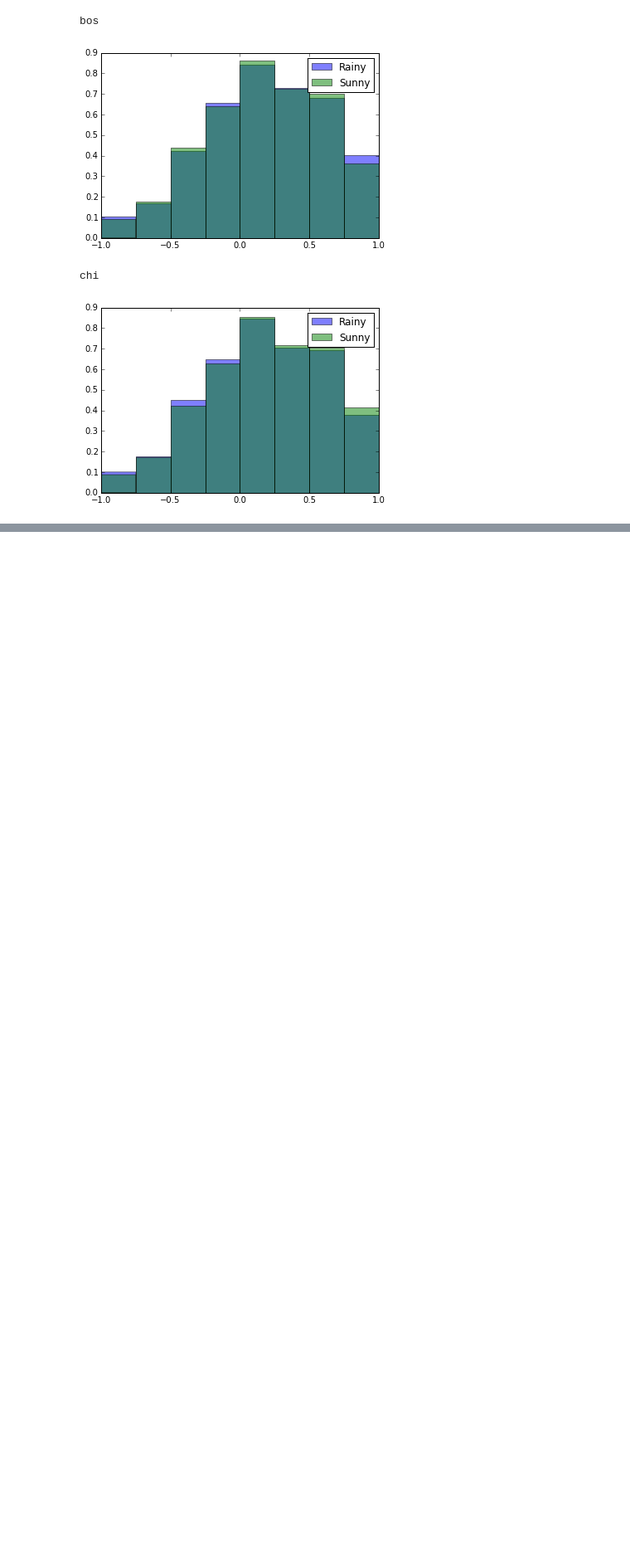
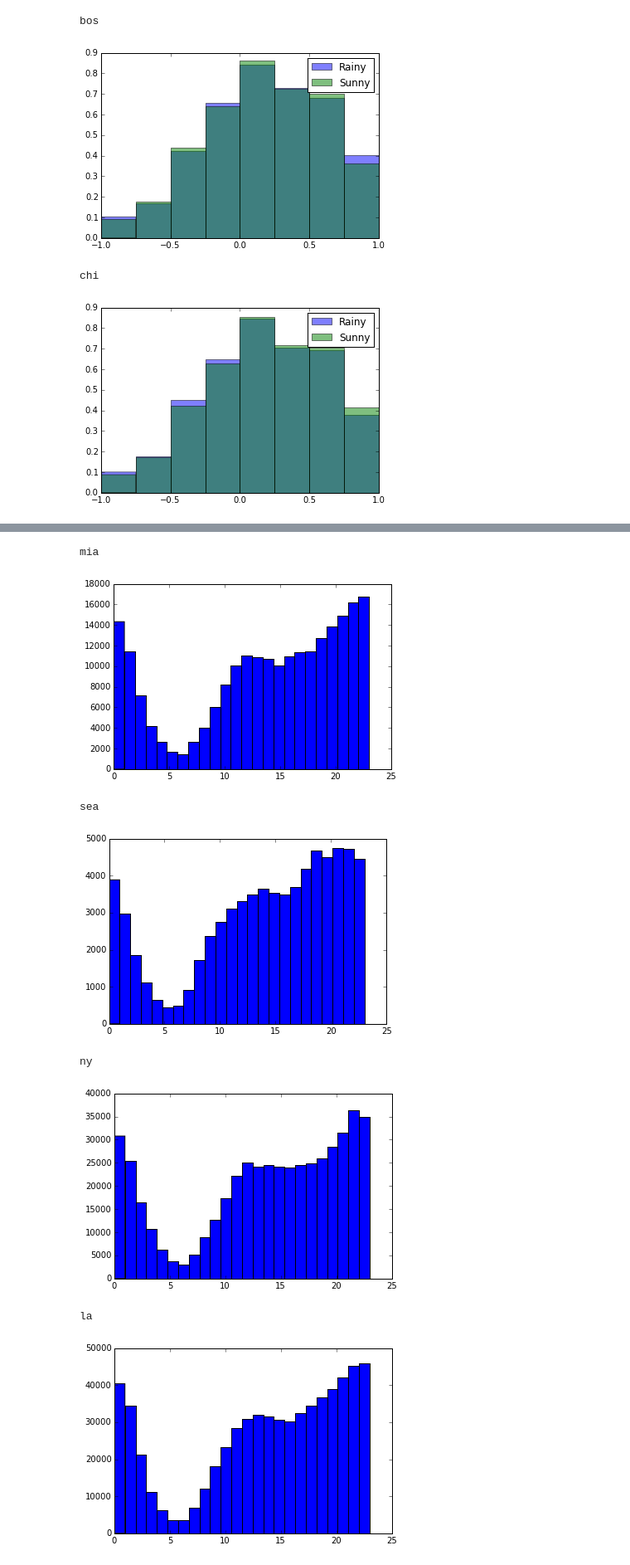
Before and after one commit to a-campbell/Twitter_Weather_Project, a Jupyter notebook: Andrew Analysis.ipynb, the cells around one changed output, grey strips where cells are left out. Shown at 83% size. Drawn from its saved outputs; the diff is of its cells as text; code cells hidden in the pictures; blank space fills up the shorter version.

```diff
--- a/Andrew Analysis.ipynb
+++ b/Andrew Analysis.ipynb
@@ -143,0 +169,15 @@ Name: polarity, Length: 47288, dtype: float64
+# %%
+for i in citynames:
+    print i
+    times = pd.DatetimeIndex(tw[tw.City == i].DateTZ)
+    plt.hist(times.hour, bins = 24)
+    plt.show()
+# %% [output]
+mia
+[figure, added]
+sea
+[figure, added]
+ny
+[figure, added]
+la
+[figure, added]
```
Also changed, not shown: parts of 28 cells of this notebook.
